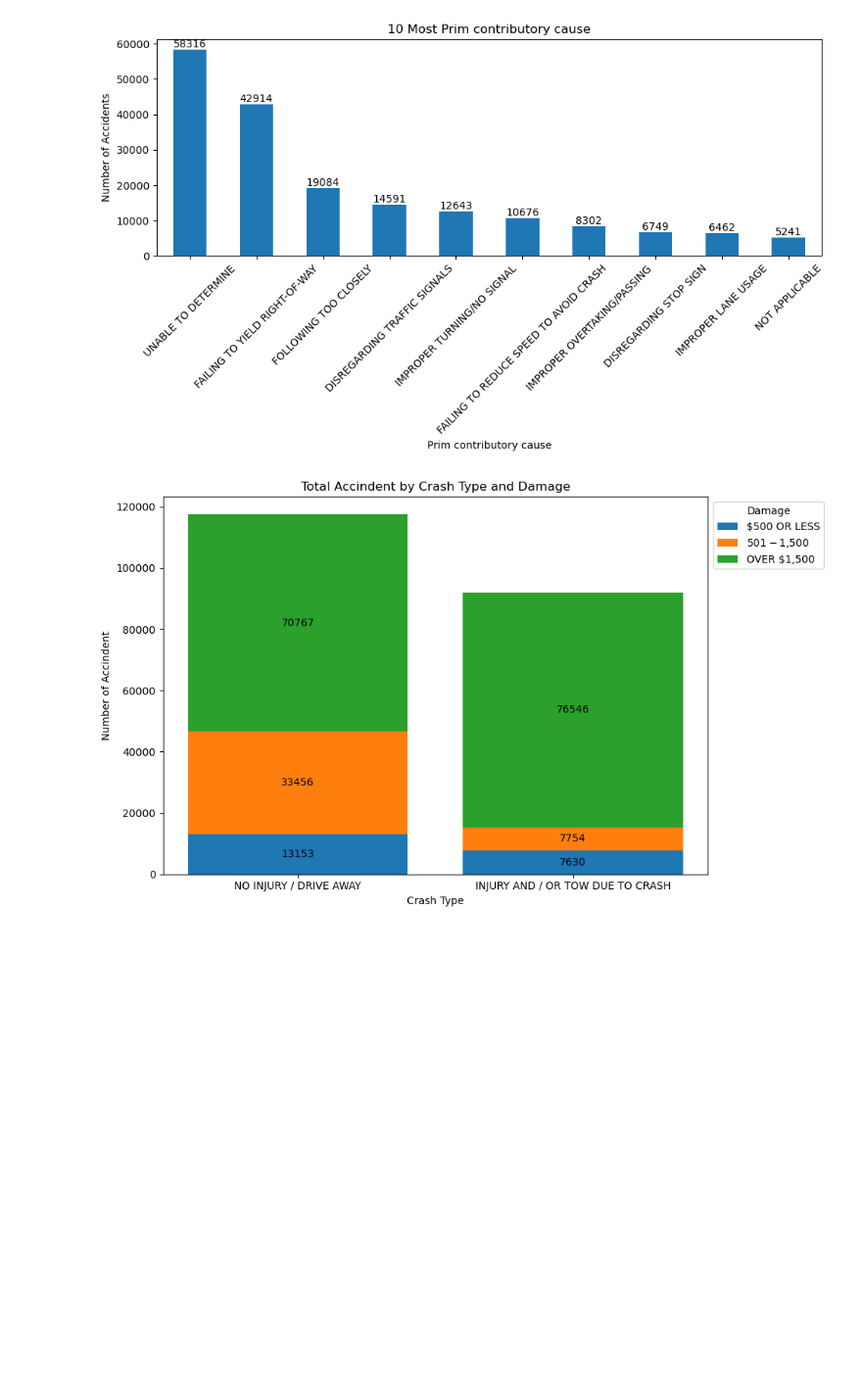
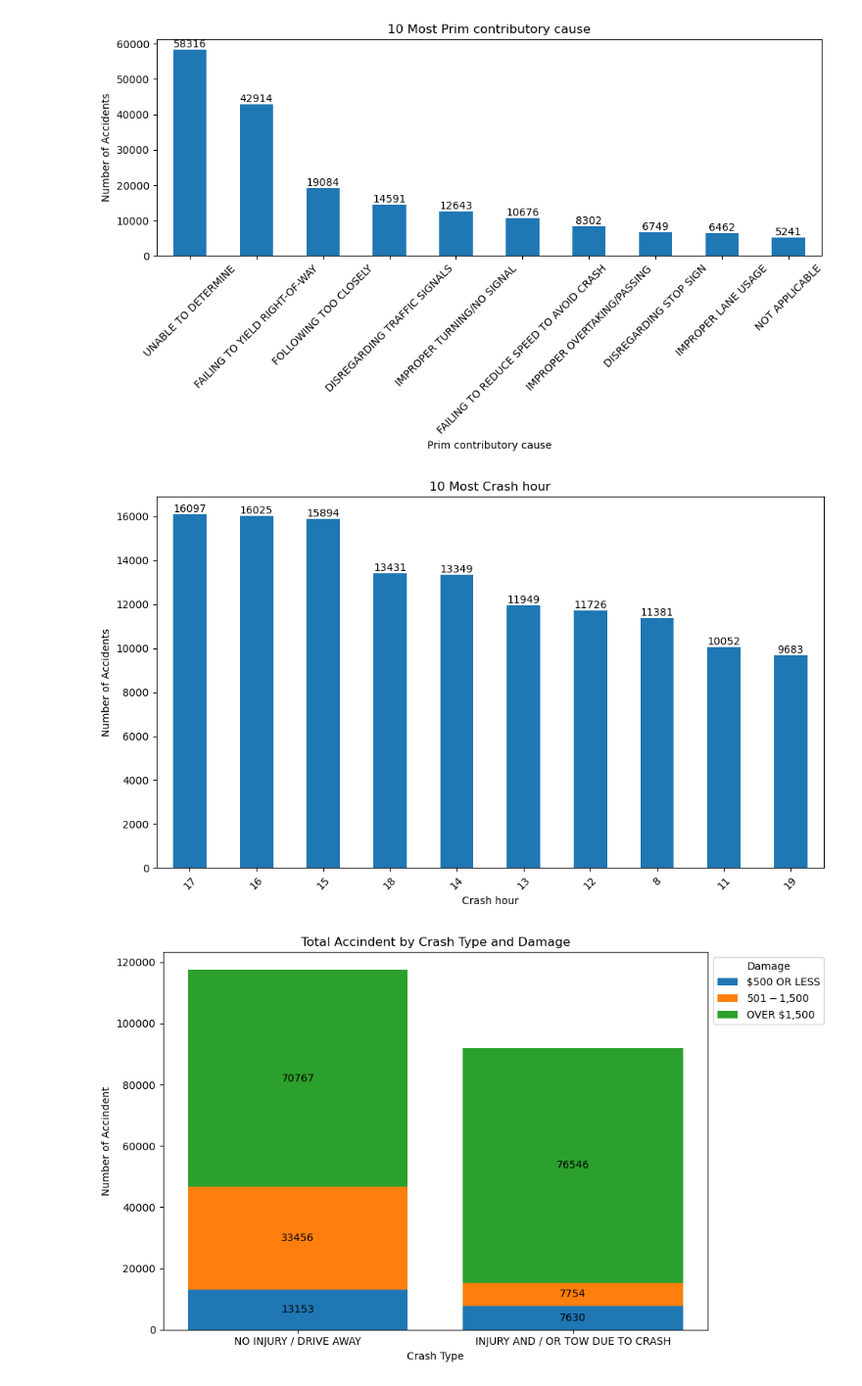
Before and after one commit to FlazeFy2/DS-Traffic_Accidents, a Jupyter notebook: exploratory data analysis-bar.ipynb, the cells around one changed output. Shown: that part at 98% size. Drawn from its saved outputs; the diff is of its cells as text; code cells hidden in the pictures; blank space fills up the shorter version.

Commit message:
[DS] Exploratory Data Analysis (EDA) - Bar Chart Crash Time Period

```diff
--- a/exploratory data analysis-bar.ipynb
+++ b/exploratory data analysis-bar.ipynb
@@ -4,34 +4,35 @@ import matplotlib.pyplot as plt
 
 # Exploratory Data Analysis (EDA) - Bar Chart 10 Most Context
 df = pd.read_csv("traffic_accidents.csv")
 
 non_numeric_columns = [
-    "traffic_control_device", "weather_condition", "first_crash_type", "trafficway_type", "roadway_surface_cond", "road_defect", "prim_contributory_cause"]
+    "traffic_control_device", "weather_condition", "first_crash_type", "trafficway_type", "roadway_surface_cond", "road_defect", "prim_contributory_cause", "crash_hour"]
 
 for dt in non_numeric_columns:
     top_context = df[dt].value_counts().head(10)
     title = dt.replace("_"," ").capitalize()
 
     # Bar Chart
     plt.figure(figsize=(10, 6))
     ax = top_context.plot(kind='bar')
     # Add label
     for i, value in enumerate(top_context):
         plt.text(i, value + 1, str(value), ha='center', va='bottom')
     plt.title(f"10 Most {title}")
     plt.xlabel(title)
     plt.ylabel("Number of Accidents")
     plt.xticks(rotation=45)
     plt.tight_layout()
     plt.show()
 # %% [output]
 [figure]
 [figure]
 [figure]
 [figure]
 [figure]
 [figure]
 [figure]
+[figure, added]
 # %%
 import pandas as pd
 import matplotlib.pyplot as plt
```
Also changed, not shown: parts of 1 cell of this notebook.
